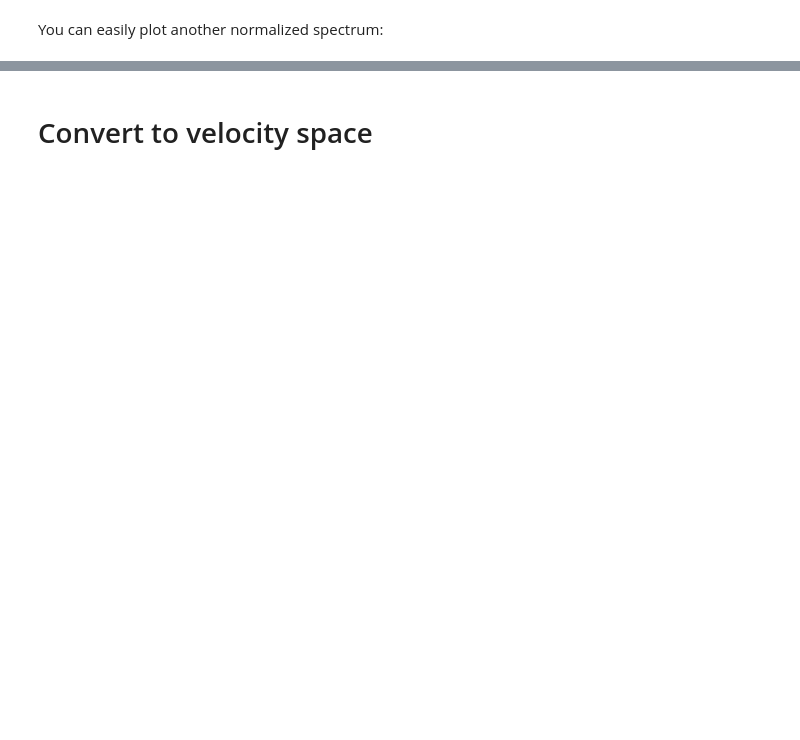
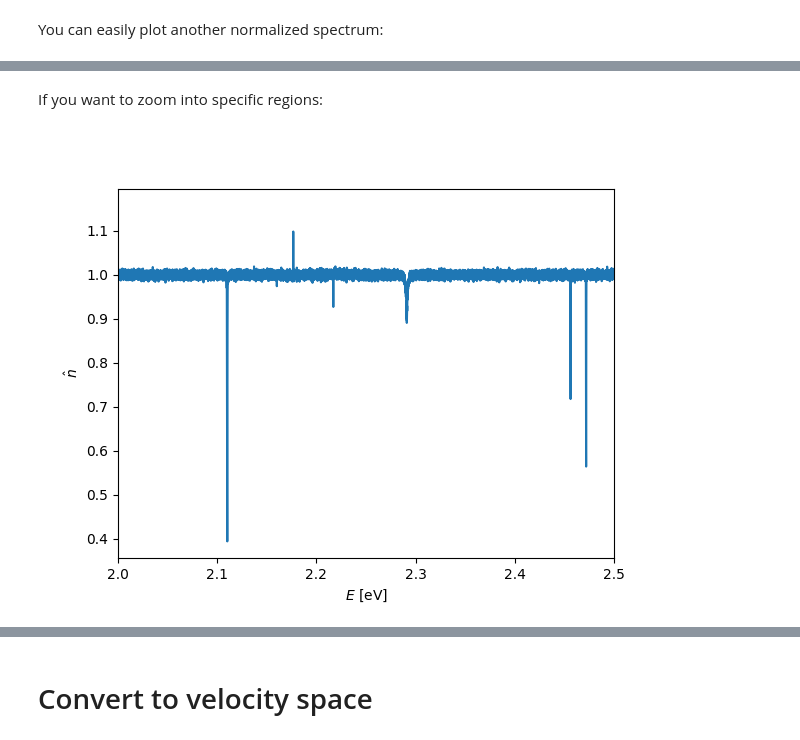
Before and after one commit to eschoesser/spyplotter, a Jupyter notebook: docs/spectrum.ipynb, the cells around one changed output, grey strips where cells are left out. Cells and saved outputs as stored; diff of their text form; code cells hidden in the pictures; blank space fills up the shorter version.

```diff
--- a/docs/spectrum.ipynb
+++ b/docs/spectrum.ipynb
@@ -53,0 +59,6 @@ spyplotter.spectrum - INFO - As no unit for y was given, a normalized spectrum i
+# %% [markdown]
+If you want to zoom into specific regions:
+# %%
+spectrum_sim.plot(x_unit=u.eV,color='C00',label='Noisy simulated',interval=[2,2.5]);
+# %% [output]
+[figure, added]
```
Also changed, not shown: parts of 11 cells of this notebook.
